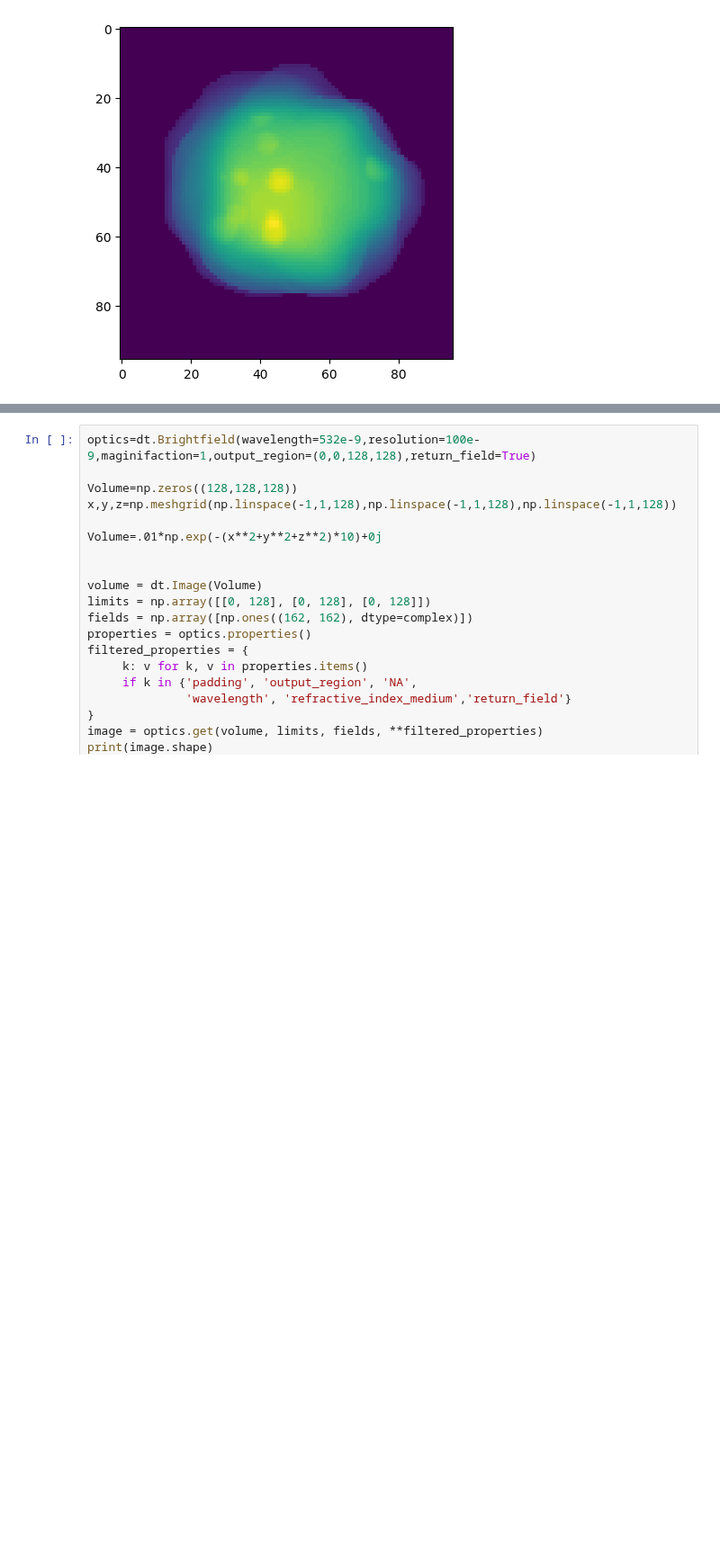
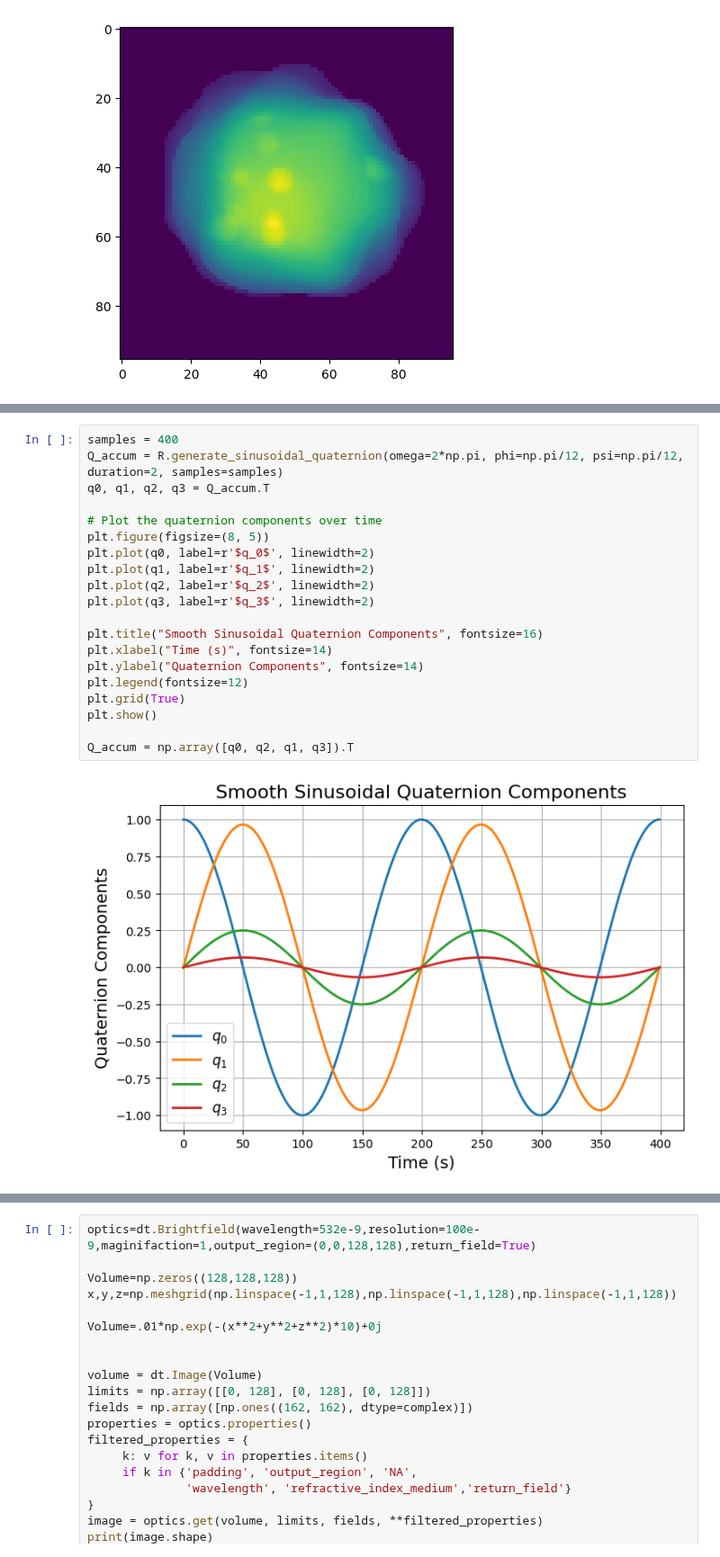
Before and after one commit to SkariZ/TomoDpDt, a Jupyter notebook: Notebooks_test/simulate_object_dt.ipynb, the cells around one changed output, grey strips where cells are left out. Shown at 90% size. Saved outputs shown, nothing was run; the diff lists cells and outputs as text; blank space fills up the shorter version.

```diff
--- a/Notebooks_test/simulate_object_dt.ipynb
+++ b/Notebooks_test/simulate_object_dt.ipynb
@@ -130,0 +219,22 @@ plt.show()
+# %%
+samples = 400
+Q_accum = R.generate_sinusoidal_quaternion(omega=2*np.pi, phi=np.pi/12, psi=np.pi/12, duration=2, samples=samples)
+q0, q1, q2, q3 = Q_accum.T
+
+# Plot the quaternion components over time
+plt.figure(figsize=(8, 5))
+plt.plot(q0, label=r'$q_0$', linewidth=2)
+plt.plot(q1, label=r'$q_1$', linewidth=2)
+plt.plot(q2, label=r'$q_2$', linewidth=2)
+plt.plot(q3, label=r'$q_3$', linewidth=2)
+
+plt.title("Smooth Sinusoidal Quaternion Components", fontsize=16)
+plt.xlabel("Time (s)", fontsize=14)
+plt.ylabel("Quaternion Components", fontsize=14)
+plt.legend(fontsize=12)
+plt.grid(True)
+plt.show()
+
+Q_accum = np.array([q0, q2, q1, q3]).T
+# %% [output]
+[figure, added]
```
Also changed, not shown: parts of 19 cells of this notebook, 5 other files.
